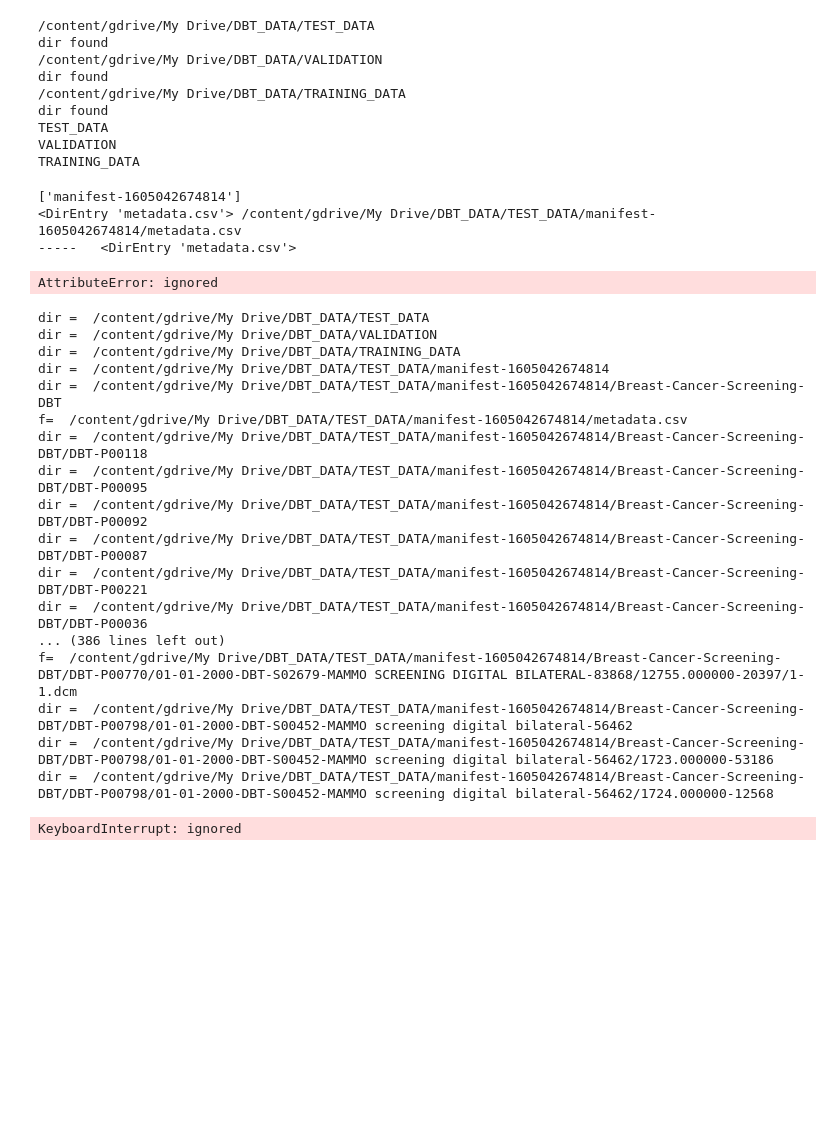
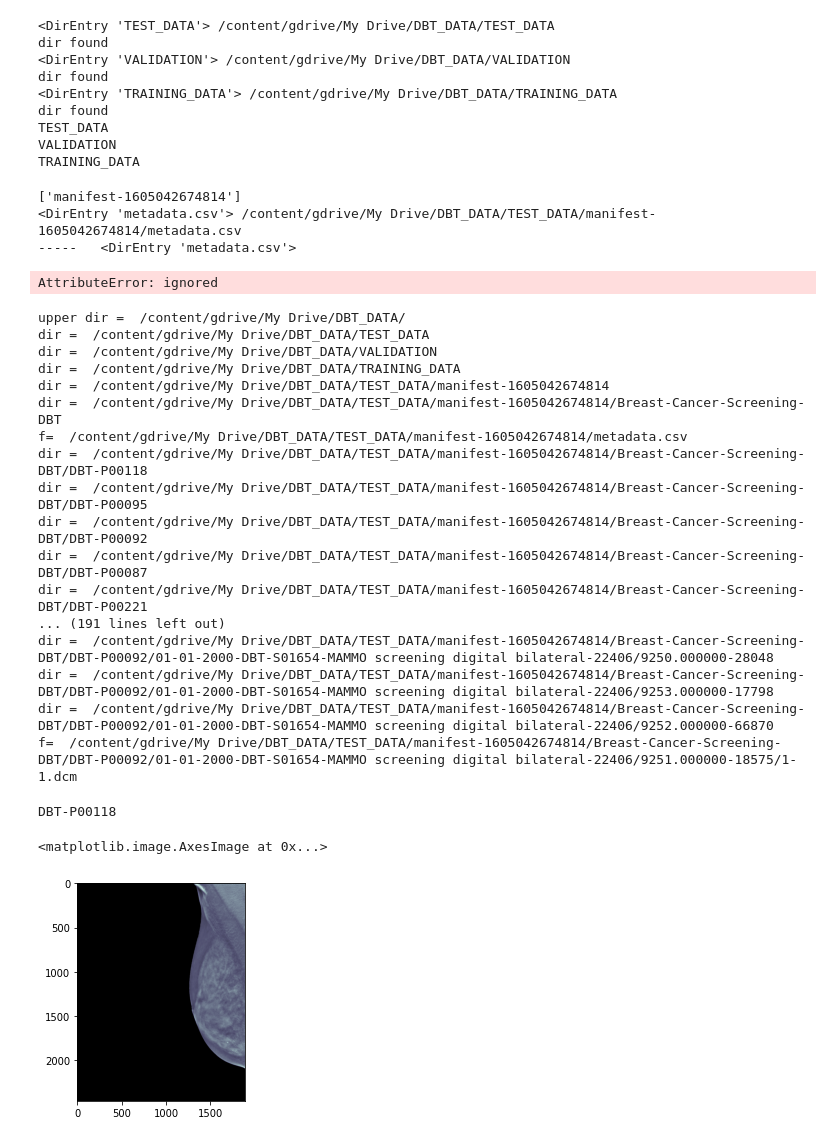
Before and after one commit to einsteinxx/UCLA_BE223C_SPRING_2021, a Jupyter notebook: get_dbt_data_ipyb.ipynb, the cells around one changed output. Cells and saved outputs as stored; diff of their text form; code cells hidden in the pictures; blank space fills up the shorter version.

```diff
--- a/get_dbt_data_ipyb.ipynb
+++ b/get_dbt_data_ipyb.ipynb
@@ -69,14 +70,14 @@ top_dir = '/content/gdrive/My Drive/DBT_DATA/'
 upper_dir =top_dir
 main_dir, flist = get_dirs(upper_dir)
 
-for ii in dir:
+for ii in main_dir:
     print(ii)
 # %% [output]
-/content/gdrive/My Drive/DBT_DATA/TEST_DATA
+<DirEntry 'TEST_DATA'> /content/gdrive/My Drive/DBT_DATA/TEST_DATA
 dir found
-/content/gdrive/My Drive/DBT_DATA/VALIDATION
+<DirEntry 'VALIDATION'> /content/gdrive/My Drive/DBT_DATA/VALIDATION
 dir found
-/content/gdrive/My Drive/DBT_DATA/TRAINING_DATA
+<DirEntry 'TRAINING_DATA'> /content/gdrive/My Drive/DBT_DATA/TRAINING_DATA
 dir found
 TEST_DATA
 VALIDATION
@@ -93,12 +95,23 @@ for key_val in flist.keys():
 -----   <DirEntry 'metadata.csv'>
 AttributeError: ignored
 # %%
+ ###
+ ### Build links to dcm files
+ ###
+ print('upper dir = ',upper_dir)
+ counter = 0
  for root, directories, filenames in os.walk(upper_dir):
     for directory in directories:
         print('dir = ',os.path.join(root, directory))
     for filename in filenames:
         print('f= ',os.path.join(root,filename))
+        counter = counter + 1
+        if (counter > 10):
+            break
+    if (counter > 10):
+        break
 # %% [output]
+upper dir =  /content/gdrive/My Drive/DBT_DATA/
 dir =  /content/gdrive/My Drive/DBT_DATA/TEST_DATA
 dir =  /content/gdrive/My Drive/DBT_DATA/VALIDATION
 dir =  /content/gdrive/My Drive/DBT_DATA/TRAINING_DATA
@@ -110,10 +123,23 @@ dir =  /content/gdrive/My Drive/DBT_DATA/TEST_DATA/manifest-1605042674814/Breast
 dir =  /content/gdrive/My Drive/DBT_DATA/TEST_DATA/manifest-1605042674814/Breast-Cancer-Screening-DBT/DBT-P00092
 dir =  /content/gdrive/My Drive/DBT_DATA/TEST_DATA/manifest-1605042674814/Breast-Cancer-Screening-DBT/DBT-P00087
 dir =  /content/gdrive/My Drive/DBT_DATA/TEST_DATA/manifest-1605042674814/Breast-Cancer-Screening-DBT/DBT-P00221
-dir =  /content/gdrive/My Drive/DBT_DATA/TEST_DATA/manifest-1605042674814/Breast-Cancer-Screening-DBT/DBT-P00036
-... (386 lines left out)
-f=  /content/gdrive/My Drive/DBT_DATA/TEST_DATA/manifest-1605042674814/Breast-Cancer-Screening-DBT/DBT-P00770/01-01-2000-DBT-S02679-MAMMO SCREENING DIGITAL BILATERAL-83868/12755.000000-20397/1-1.dcm
-dir =  /content/gdrive/My Drive/DBT_DATA/TEST_DATA/manifest-1605042674814/Breast-Cancer-Screening-DBT/DBT-P00798/01-01-2000-DBT-S00452-MAMMO screening digital bilateral-56462
-dir =  /content/gdrive/My Drive/DBT_DATA/TEST_DATA/manifest-1605042674814/Breast-Cancer-Screening-DBT/DBT-P00798/01-01-2000-DBT-S00452-MAMMO screening digital bilateral-56462/1723.000000-53186
-dir =  /content/gdrive/My Drive/DBT_DATA/TEST_DATA/manifest-1605042674814/Breast-Cancer-Screening-DBT/DBT-P00798/01-01-2000-DBT-S00452-MAMMO screening digital bilateral-56462/1724.000000-12568
+... (191 lines left out)
+dir =  /content/gdrive/My Drive/DBT_DATA/TEST_DATA/manifest-1605042674814/Breast-Cancer-Screening-DBT/DBT-P00092/01-01-2000-DBT-S01654-MAMMO screening digital bilateral-22406/9250.000000-28048
+dir =  /content/gdrive/My Drive/DBT_DATA/TEST_DATA/manifest-1605042674814/Breast-Cancer-Screening-DBT/DBT-P00092/01-01-2000-DBT-S01654-MAMMO screening digital bilateral-22406/9253.000000-17798
+dir =  /content/gdrive/My Drive/DBT_DATA/TEST_DATA/manifest-1605042674814/Breast-Cancer-Screening-DBT/DBT-P00092/01-01-2000-DBT-S01654-MAMMO screening digital bilateral-22406/9252.000000-66870
+f=  /content/gdrive/My Drive/DBT_DATA/TEST_DATA/manifest-1605042674814/Breast-Cancer-Screening-DBT/DBT-P00092/01-01-2000-DBT-S01654-MAMMO screening digital bilateral-22406/9251.000000-18575/1-1.dcm
-KeyboardInterrupt: ignored
+# %%
+### Open dcm file
+###
+from pydicom import dcmread
+file = '/content/gdrive/My Drive/DBT_DATA/TEST_DATA/manifest-1605042674814/Breast-Cancer-Screening-DBT/DBT-P00118/01-01-2000-DBT-S05386-MAMMO screening digital bilateral-70928/7697.000000-17471/1-1.dcm'
+
+
+ds = dcmread(file)
+print(ds.PatientName)
+ds.file_meta.TransferSyntaxUID
+plt.imshow(ds.pixel_array[0,:,:], cmap=plt.cm.bone)
+# %% [output]
+DBT-P00118
+<matplotlib.image.AxesImage at 0x...>
+[figure, added]
```
Also changed, not shown: parts of 3 cells of this notebook.
